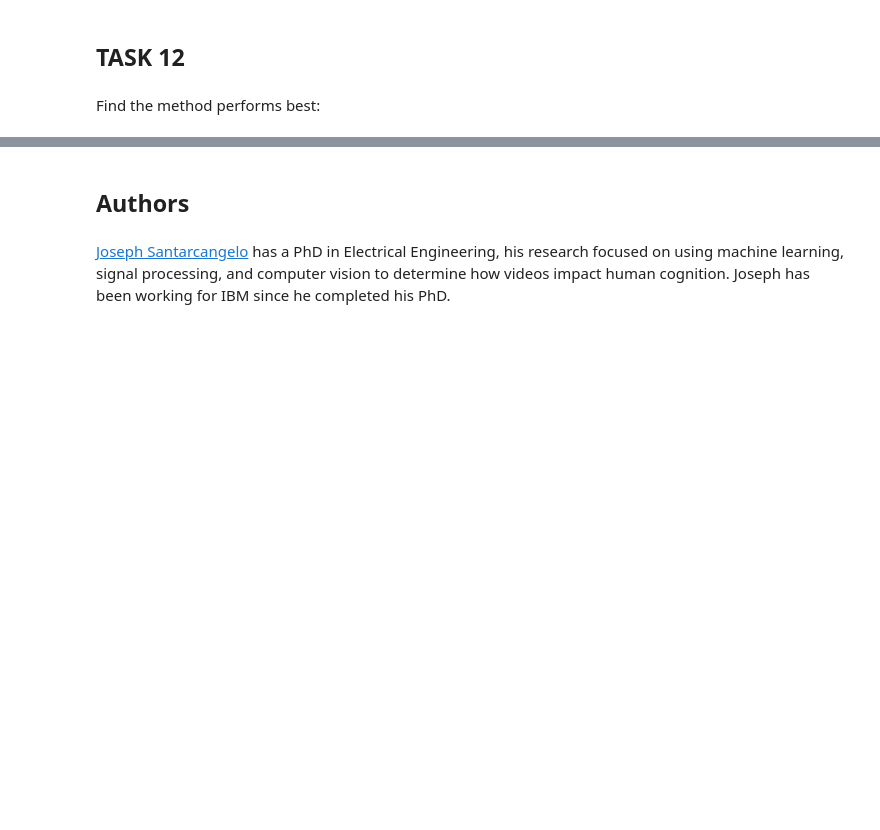
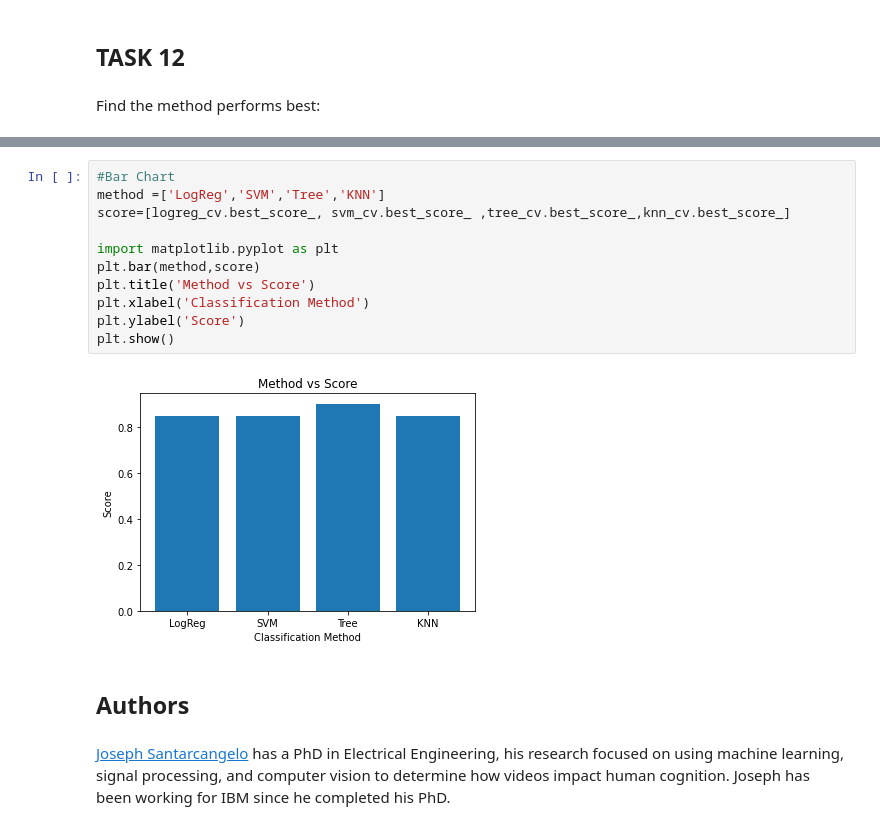
Before and after one commit to juanvalencia8586/IBM_DataScienceCapstone, a Jupyter notebook: Week 4: Classification.ipynb, the cells around one changed output, grey strips where cells are left out. Cells and saved outputs as stored; diff of their text form; blank space fills up the shorter version.

```diff
--- a/Week 4: Classification.ipynb
+++ b/Week 4: Classification.ipynb
@@ -335,6 +335,19 @@ accuracy TREE: 0.8910714285714286
 Accuracy SVM: 0.8482142857142856
 accuracy LogReg: 0.8464285714285713
 The best Model is the decision Tree Clasifier
+# %%
+#Bar Chart
+method =['LogReg','SVM','Tree','KNN']
+score=[logreg_cv.best_score_, svm_cv.best_score_ ,tree_cv.best_score_,knn_cv.best_score_]
+
+import matplotlib.pyplot as plt
+plt.bar(method,score)
+plt.title('Method vs Score')
+plt.xlabel('Classification Method')
+plt.ylabel('Score')
+plt.show()
+# %% [output]
+[figure, added]
 # %% [markdown]
 ## Authors
 # %% [markdown]
```
Also changed, not shown: parts of 5 cells of this notebook.
